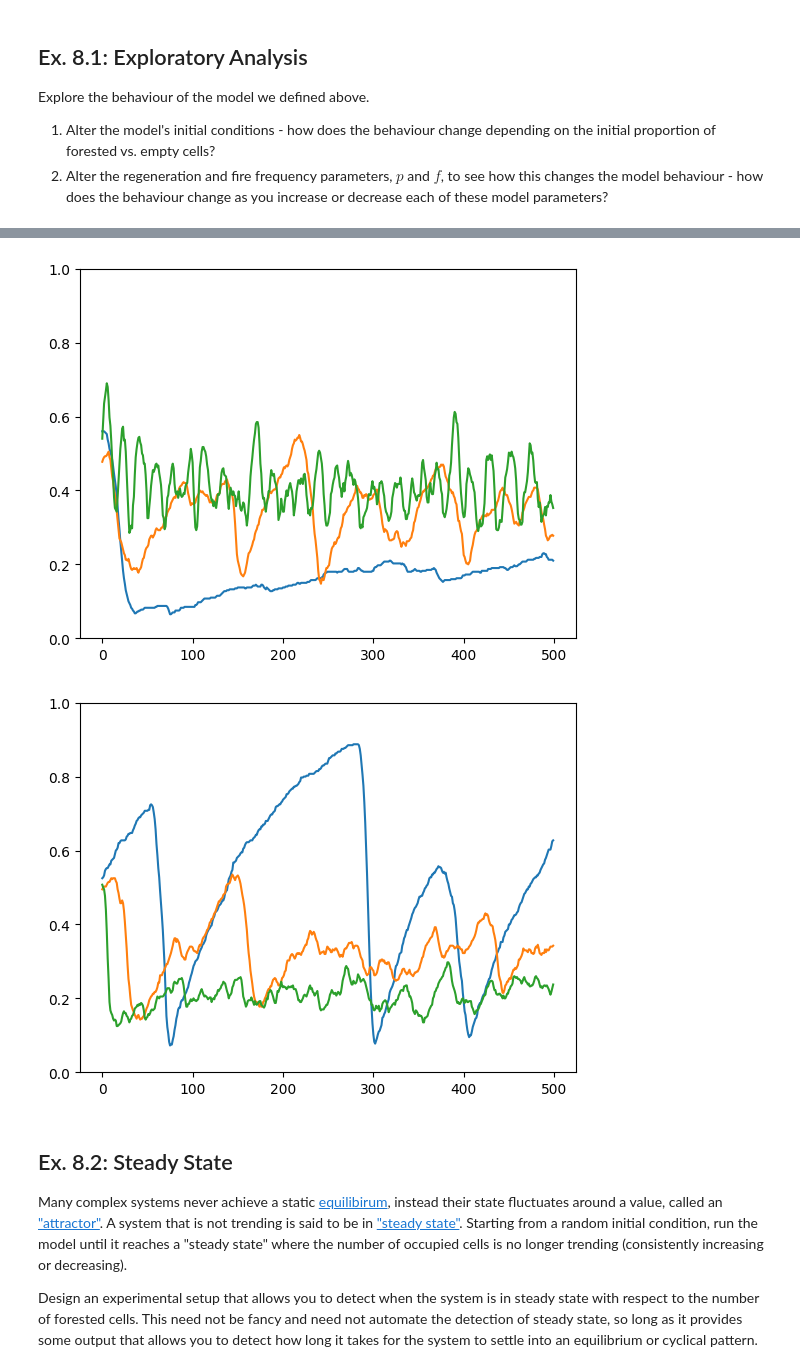
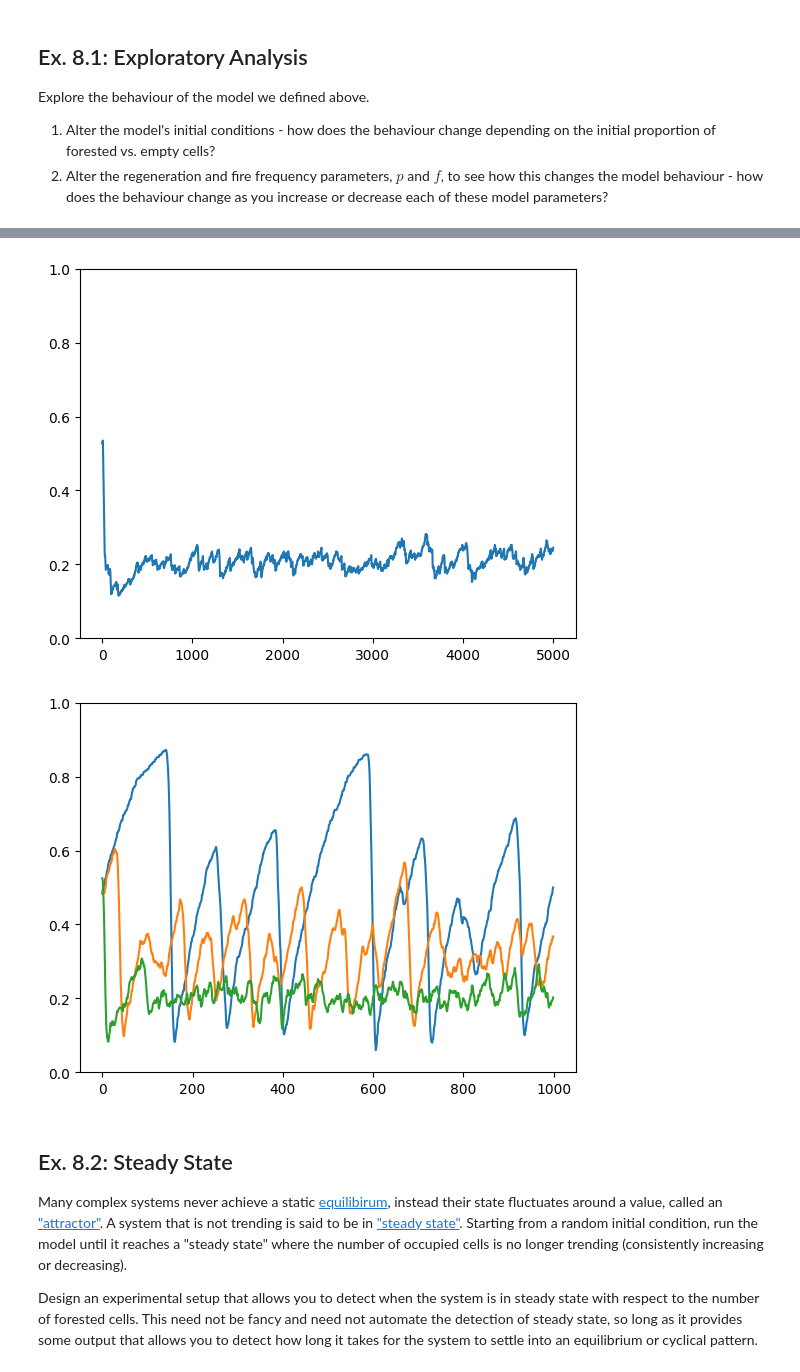
Before and after one commit to sammyfow/cap-comp215, a Jupyter notebook: labs/lab07-10-fire.ipynb, the cells around one changed output, grey strips where cells are left out. Drawn from its saved outputs; the diff is of its cells as text; code cells hidden in the pictures.

```diff
--- a/labs/lab07-10-fire.ipynb
+++ b/labs/lab07-10-fire.ipynb
@@ -331,25 +331,25 @@ fertile = ForestFire(20, p=0.1, f=0.001, q=0.5)
 
 fig, ax = plt.subplots()
 ax.set_ylim(0, 1)
-ax.plot(range(500), arid.occupied_interval(500))
-ax.plot(range(500), medium.occupied_interval(500))
-ax.plot(range(500), fertile.occupied_interval(500))
+ax.plot(range(5000), arid.occupied_interval(5000))
+#ax.plot(range(500), medium.occupied_interval(500))
+#ax.plot(range(100), fertile.occupied_interval(100))
 plt.show()
 # %% [output]
-[figure, old version]
+[figure, new version]
 # %%
 saturated = ForestFire(20, p=0.01, f=0.0001, q=0.5)
 damp = ForestFire(20, p=0.01, f=0.001, q=0.5)
 desert = ForestFire(20, p=0.01, f=0.01, q=0.5)
 
 fig, ax = plt.subplots()
 ax.set_ylim(0, 1)
-ax.plot(range(500), saturated.occupied_interval(500))
-ax.plot(range(500), damp.occupied_interval(500))
-ax.plot(range(500), desert.occupied_interval(500))
+ax.plot(range(1000), saturated.occupied_interval(1000))
+ax.plot(range(1000), damp.occupied_interval(1000))
+ax.plot(range(1000), desert.occupied_interval(1000))
 plt.show()
 # %% [output]
-[figure, old version]
+[figure, new version]
 # %% [markdown]
 ## Ex. 8.2: Steady State
 Many complex systems never achieve a static [equilibirum](https://en.wikipedia.org/wiki/Mechanical_equilibrium), instead their state fluctuates around a value, called an ["attractor"](https://en.wikipedia.org/wiki/Attractor).  A system that is not trending is said to be in ["steady state"](https://en.wikipedia.org/wiki/Steady_state).
```
Also changed, not shown: parts of 5 cells of this notebook.
